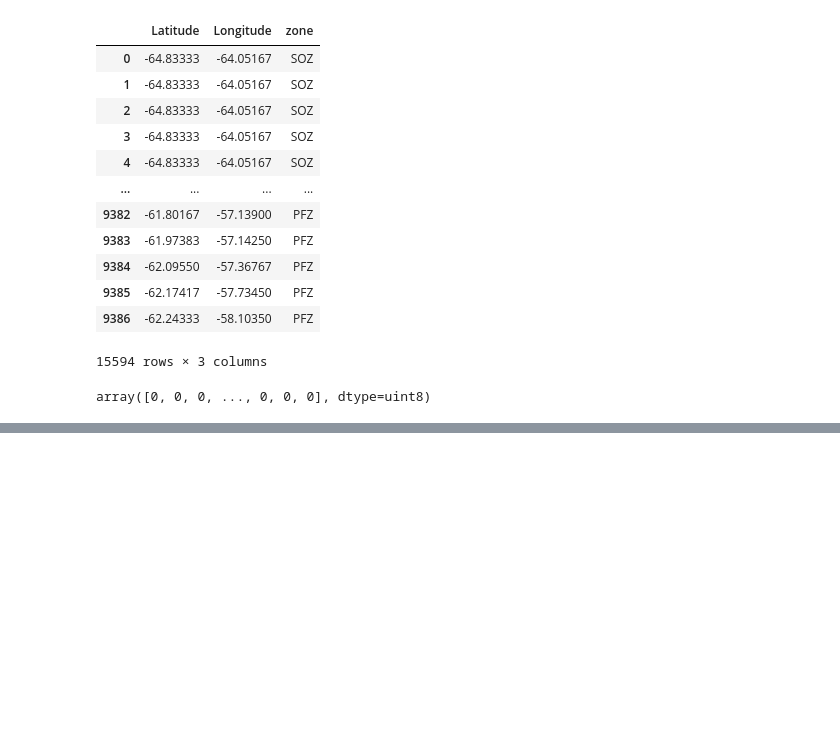
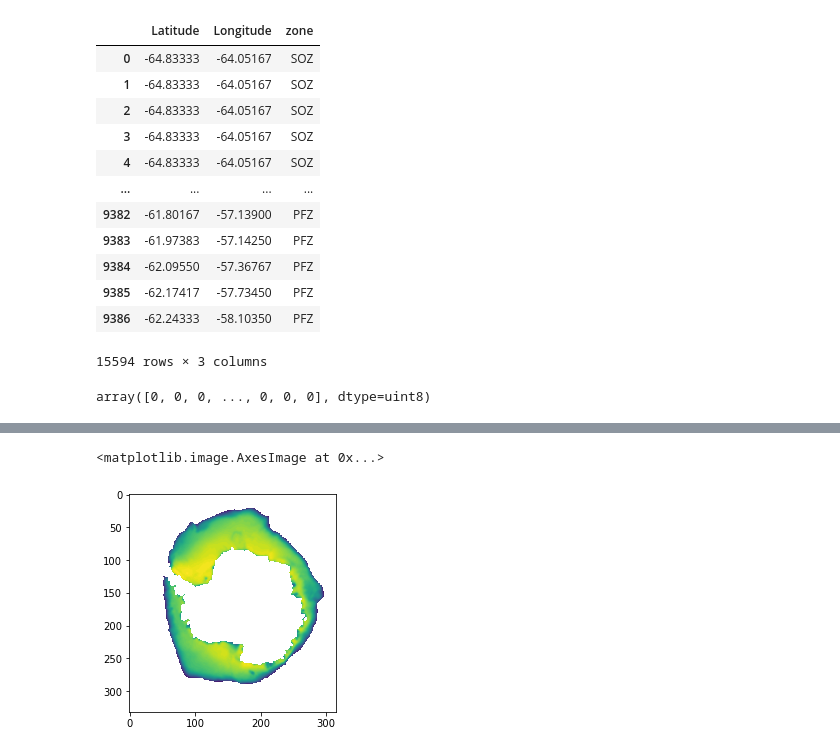
Before and after one commit to ayushnag/sophy, a Jupyter notebook: db/sophy_db.ipynb, the cells around one changed output, grey strips where cells are left out. Cells and saved outputs as stored; diff of their text form; code cells hidden in the pictures; blank space fills up the shorter version.

```diff
--- a/db/sophy_db.ipynb
+++ b/db/sophy_db.ipynb
@@ -240,0 +164,15 @@ str([1, 2, 4])
+# %%
+# Author: Filipe Fernandes
+f = open(r"../data/sea_ice/mean.sep.1979-2021.s", "r")
+ice = np.fromfile(f, dtype=np.uint8)
+ice=ice.reshape(332,316)
+#Convert to the fractional parameter range of 0.0 to 1.0
+ice = ice/250.
+#mask all land and missing values
+ice=np.ma.masked_greater(ice,1.0)
+ice=np.ma.masked_less(ice, 0.15)
+#Show ice concentration
+plt.imshow(ice)
+# %% [output]
+<matplotlib.image.AxesImage at 0x...>
+[figure, added]
```
Also changed, not shown: parts of 14 cells of this notebook, 8 other files.
